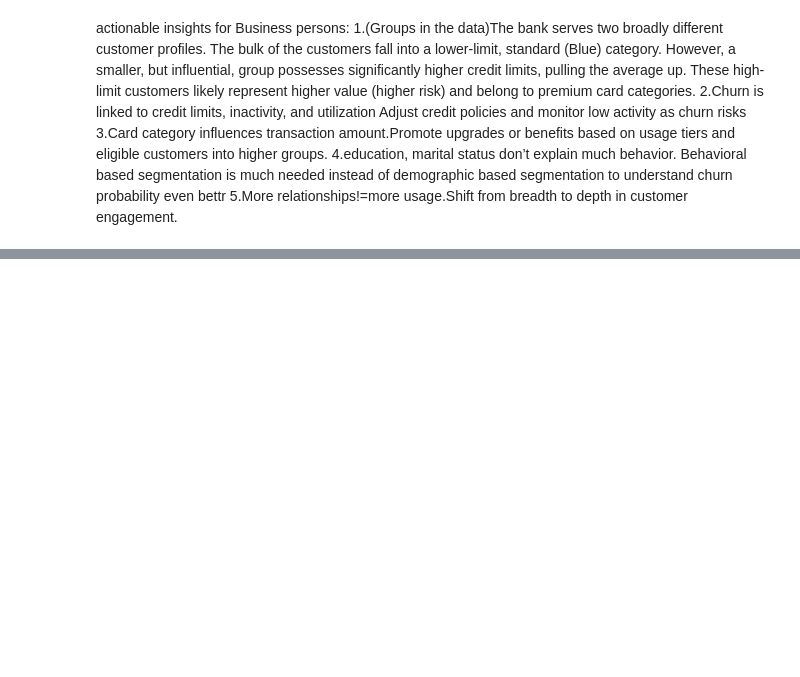
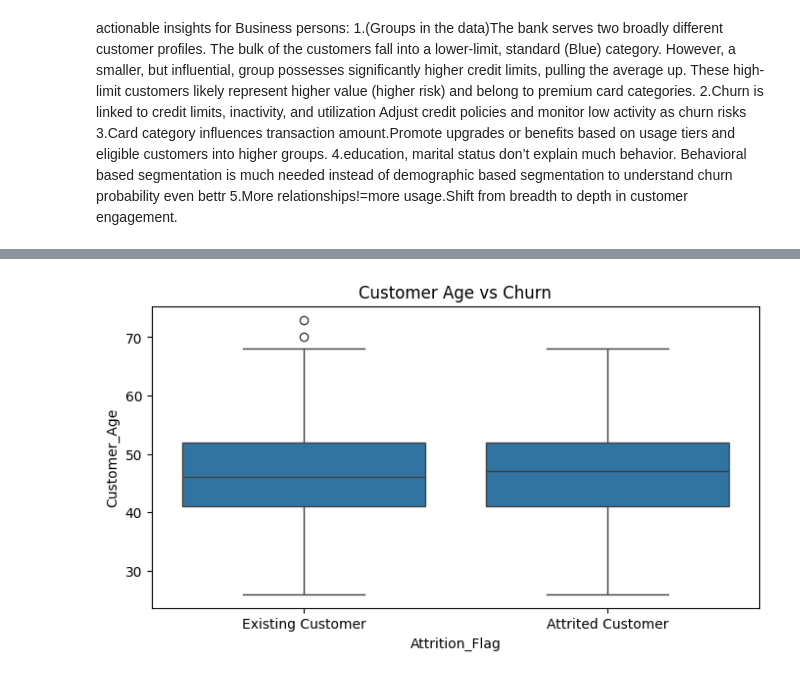
Before and after one commit to k-manu/churn-prediction, a Jupyter notebook: Code/Notebooks/BankChurners.ipynb, the cells around one changed output, grey strips where cells are left out. Cells and saved outputs as stored; diff of their text form; code cells hidden in the pictures; blank space fills up the shorter version.

```diff
--- a/Code/Notebooks/BankChurners.ipynb
+++ b/Code/Notebooks/BankChurners.ipynb
@@ -516,0 +566,7 @@ actionable insights for Business persons:
+# %%
+plt.figure(figsize=(8, 4))
+sns.boxplot(x='Attrition_Flag', y='Customer_Age', data=data)
+plt.title('Customer Age vs Churn')
+plt.show()
+# %% [output]
+[figure, added]
```
Also changed, not shown: parts of 79 cells of this notebook.
